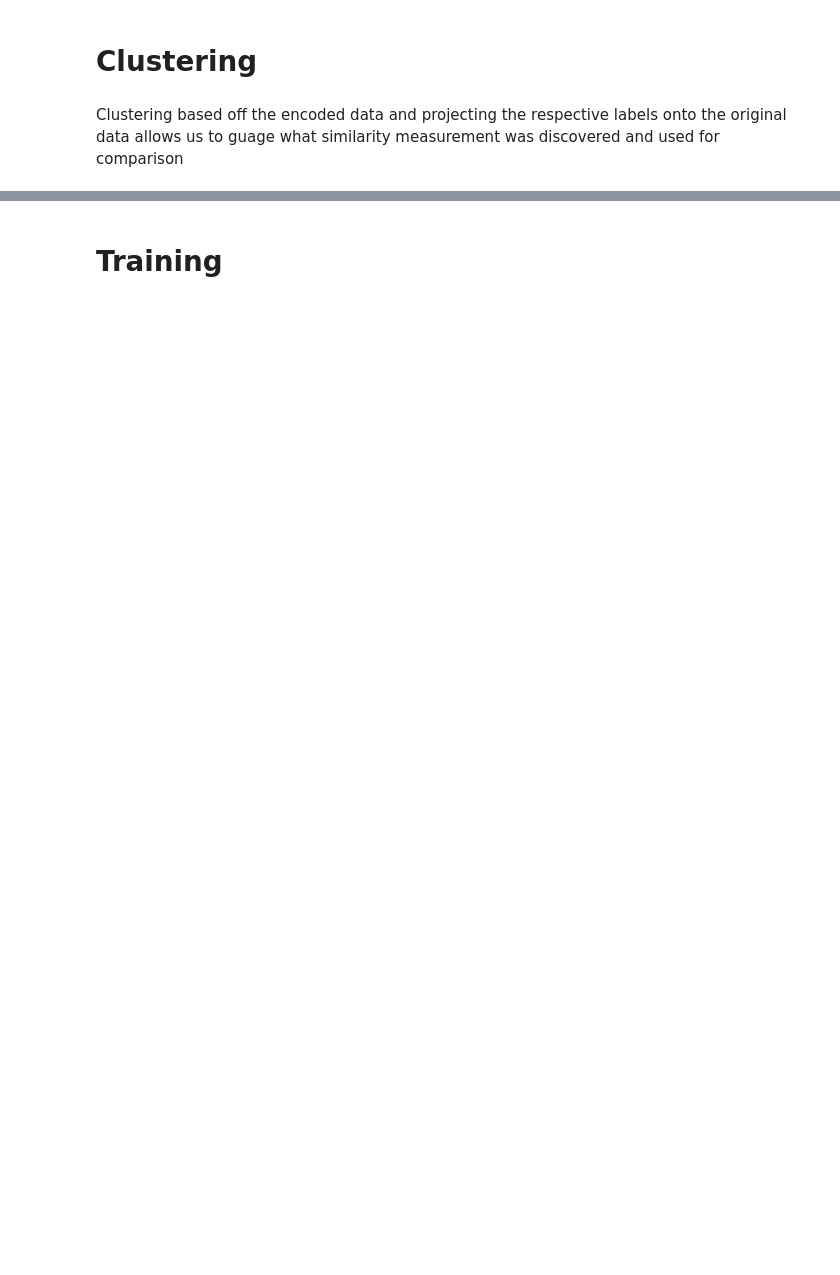
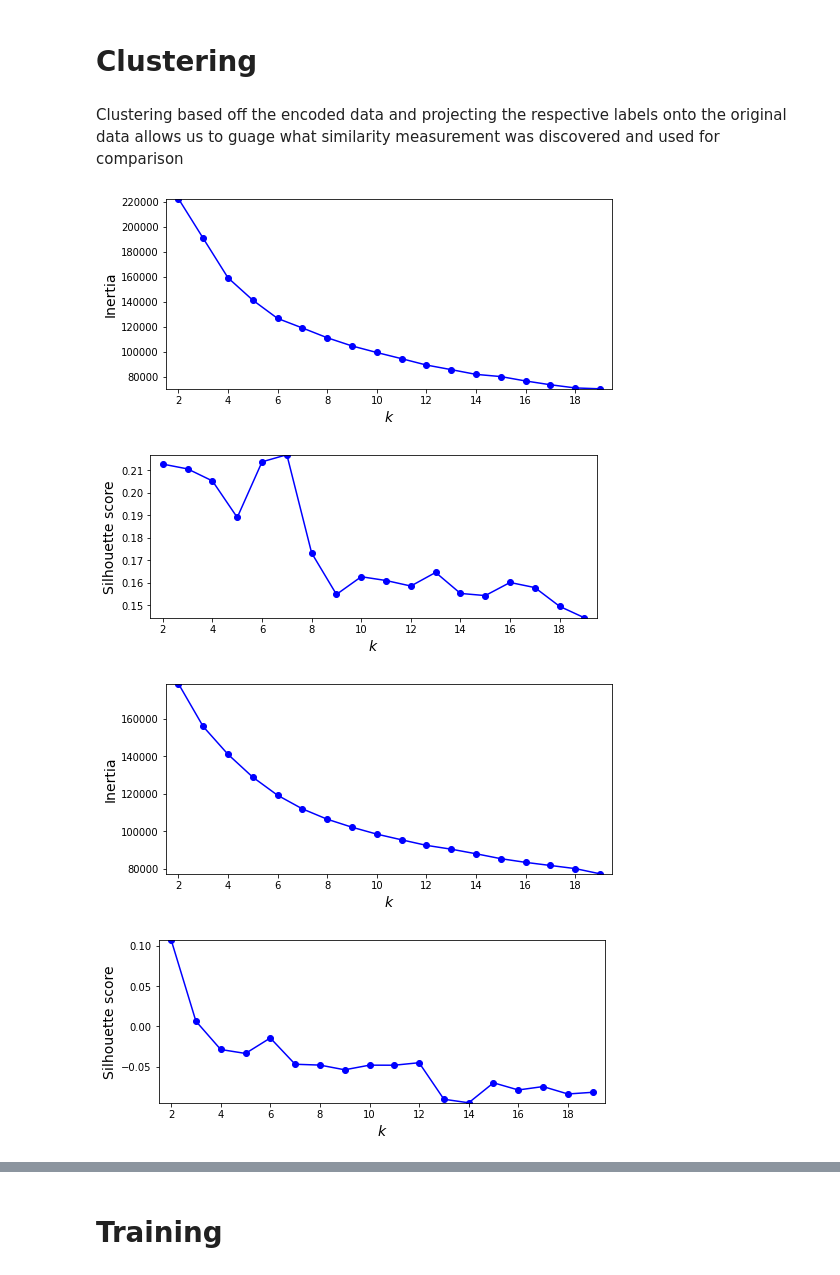
Before and after one commit to maddoxamei/Married-Couple-Identification, a Jupyter notebook: Python/clustering.ipynb, the cells around one changed output, grey strips where cells are left out. Saved outputs shown, nothing was run; the diff lists cells and outputs as text; code cells hidden in the pictures; blank space fills up the shorter version.

```diff
--- a/Python/clustering.ipynb
+++ b/Python/clustering.ipynb
@@ -30,3 +31,11 @@ encoded_diff_joint = match_difference( encoded_males_joint, encoded_females_join
 encoded_diff_sep = match_difference( encoded_males_sep, encoded_females_sep, matches_sep )
 diff_joint = match_difference( males, females, matches_joint )
 diff_sep = match_difference( males, females, matches_sep )
+# %%
+encoded_joint_models = explore_kmeans( list(range(2, 20)), encoded_diff_joint )
+encoded_sep_models = explore_kmeans( list(range(2, 20)), encoded_diff_sep )
+# %% [output]
+[figure, added]
+[figure, added]
+[figure, added]
+[figure, added]
```
Also changed, not shown: parts of 13 cells of this notebook, 5 other files.
